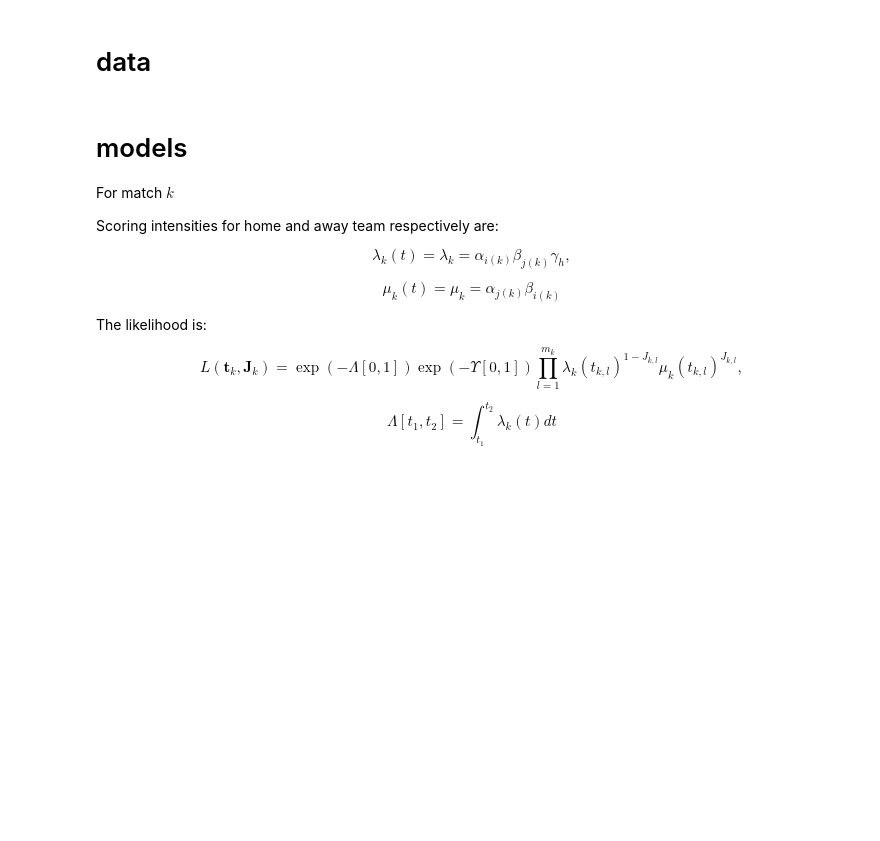
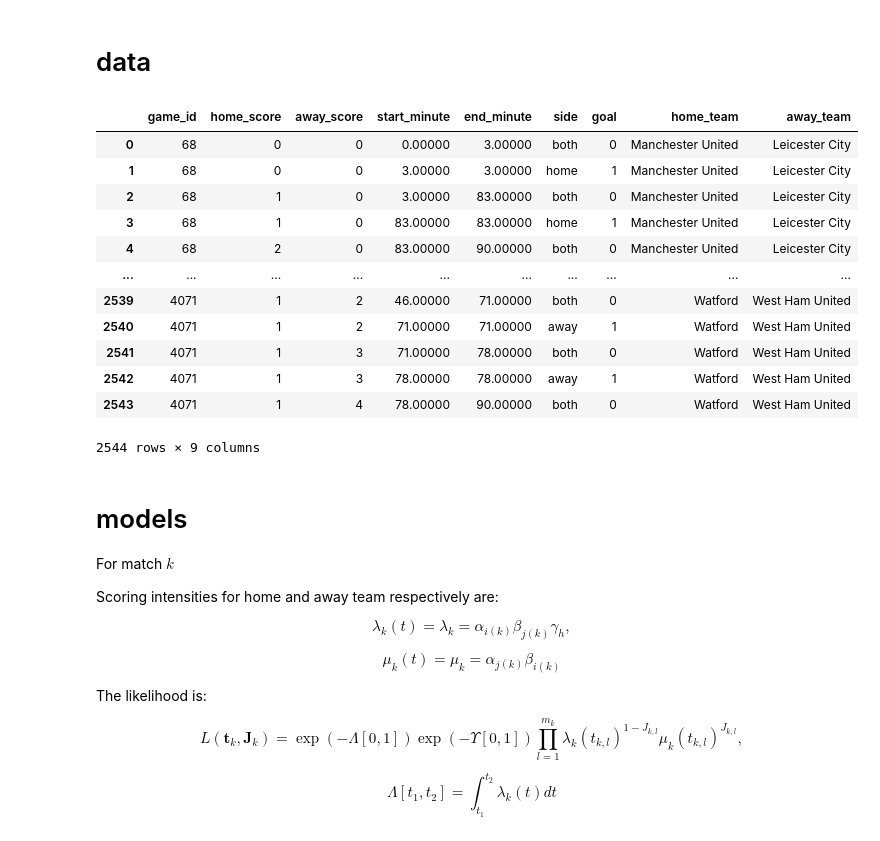
Before and after one commit to BenCooperGit/Mathematical-Modelling-Football-Outcomes, a Jupyter notebook: development/dixon-robinson/dixon-robinson.ipynb, the cells around one changed output. Cells and saved outputs as stored; diff of their text form; code cells hidden in the pictures; blank space fills up the shorter version.

```diff
--- a/development/dixon-robinson/dixon-robinson.ipynb
+++ b/development/dixon-robinson/dixon-robinson.ipynb
@@ -12,8 +13,20 @@ pd.options.display.float_format = "{: ,.5f}".format
 # %% [markdown]
 # data
 # %%
+df_events = pd.read_csv("data/events.csv").sort_values(
+    [
+        "game_id",
+        "minute",
+    ],
+    ignore_index=True,
+)
 df_games = pd.read_csv("data/games.csv").assign(date=lambda x: pd.to_datetime(x.date))
 # %%
-df = df_games.query(
-    "competition == 'Premier League, England' & '2018-08-01' < date < '2019-08-01'"
-).reset_index(drop=True)
+df = (
+    df_games.merge(df_events, how="outer", on=["game_id"])
+    .sort_values(by=["game_id", "minute"])
+    .query(
+        "competition == 'Premier League, England' & '2018-08-01' < date < '2019-08-01'"
+    )
+    .reset_index(drop=True)
+)
@@ -20,3 +116,25 @@ df = df_games.query(
+# %%
+df_goal_events = pd.DataFrame(list_game_score_minutes).merge(
+    df[["game_id", "home_team", "away_team"]].drop_duplicates(ignore_index=True),
+    how="left",
+    on=["game_id"],
+)
+# %%
+df_goal_events
+# %% [output]
+|  | game_id | home_score | away_score | start_minute | end_minute | side | goal | home_team | away_team |
+| 0 | 68 | 0 | 0 | 0.00000 | 3.00000 | both | 0 | Manchester United | Leicester City |
+| 1 | 68 | 0 | 0 | 3.00000 | 3.00000 | home | 1 | Manchester United | Leicester City |
+| 2 | 68 | 1 | 0 | 3.00000 | 83.00000 | both | 0 | Manchester United | Leicester City |
+| 3 | 68 | 1 | 0 | 83.00000 | 83.00000 | home | 1 | Manchester United | Leicester City |
+| 4 | 68 | 2 | 0 | 83.00000 | 90.00000 | both | 0 | Manchester United | Leicester City |
+| ... | ... | ... | ... | ... | ... | ... | ... | ... | ... |
+| 2539 | 4071 | 1 | 2 | 46.00000 | 71.00000 | both | 0 | Watford | West Ham United |
+| 2540 | 4071 | 1 | 2 | 71.00000 | 71.00000 | away | 1 | Watford | West Ham United |
+| 2541 | 4071 | 1 | 3 | 71.00000 | 78.00000 | both | 0 | Watford | West Ham United |
+| 2542 | 4071 | 1 | 3 | 78.00000 | 78.00000 | away | 1 | Watford | West Ham United |
+| 2543 | 4071 | 1 | 4 | 78.00000 | 90.00000 | both | 0 | Watford | West Ham United |
+2544 rows × 9 columns
 # %% [markdown]
 # models
 
```
Also changed, not shown: parts of 29 cells of this notebook, 1 other file.
